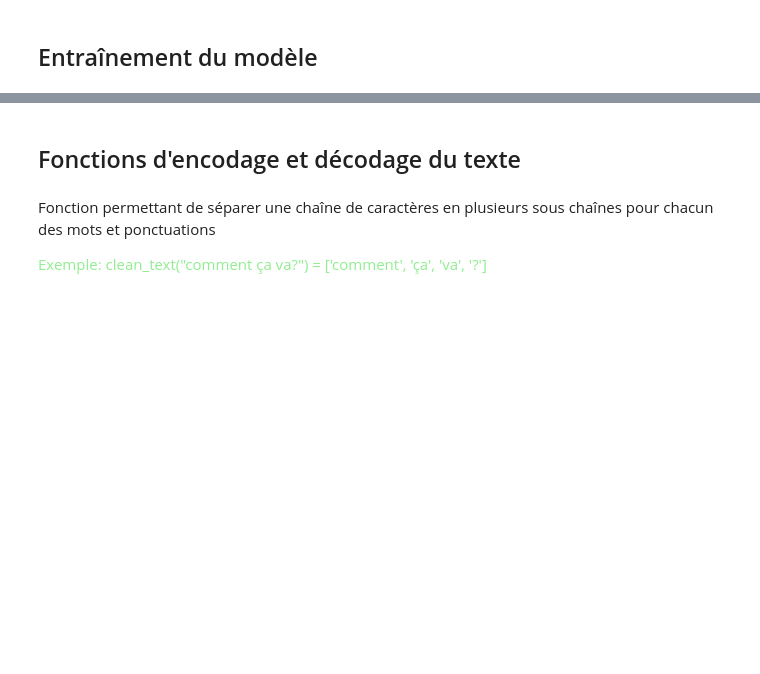
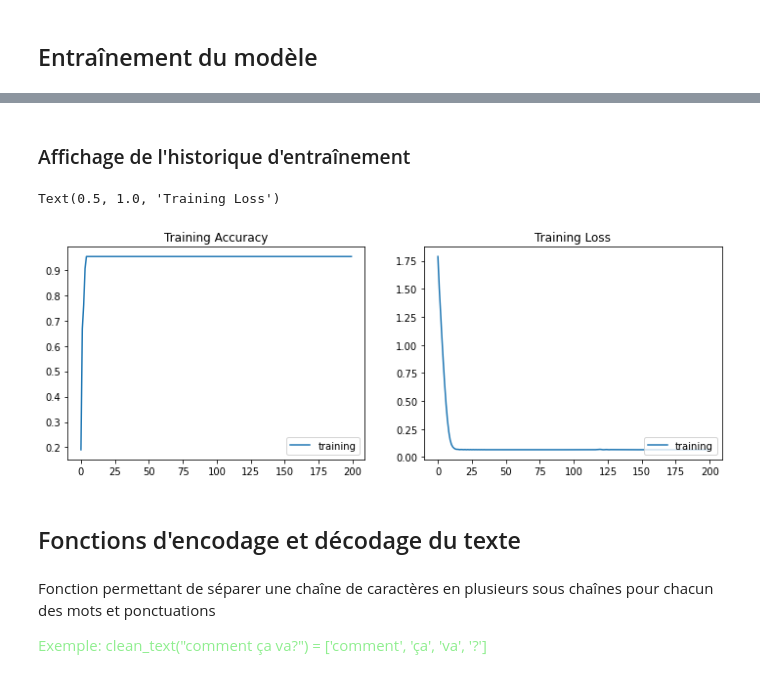
Before and after one commit to elisadelh/CHATBOT, a Jupyter notebook: Chatbot_Tensorflow.ipynb, the cells around one changed output, grey strips where cells are left out. Saved outputs shown, nothing was run; the diff lists cells and outputs as text; code cells hidden in the pictures; blank space fills up the shorter version.

Commit message:
[FIX] Modèle Tensorflow pour l'entraînement du réseau

```diff
--- a/Chatbot_Tensorflow.ipynb
+++ b/Chatbot_Tensorflow.ipynb
@@ -200,6 +230,6 @@ None
 # %%
 # entraînement du modèle
-model.fit(x=train_X, y=train_y, epochs=200, verbose=1)
+history = model.fit(x=train_X, y=train_y, epochs=epochs, verbose=1)
 # %% [output]
 Train on 21 samples
 Epoch 1/200
@@ -222,3 +251,24 @@ Epoch 200/200
+# %% [markdown]
+### Affichage de l'historique d'entraînement
+# %%
+acc = history.history['accuracy']
+loss = history.history['loss']
+# %%
+epochs_range = range(epochs)
+
+plt.figure(figsize=(12, 4))
+plt.subplot(1, 2, 1)
+plt.plot(epochs_range, acc, label="training")
+plt.legend(loc='lower right')
+plt.title('Training Accuracy')
+
+plt.subplot(1, 2, 2)
+plt.plot(epochs_range, loss, label="training")
+plt.legend(loc='lower right')
+plt.title('Training Loss')
+# %% [output]
+Text(0.5, 1.0, 'Training Loss')
+[figure, added]
 # %% [markdown]
 ## Fonctions d'encodage et décodage du texte
 # %% [markdown]
```
Also changed, not shown: parts of 15 cells of this notebook.
